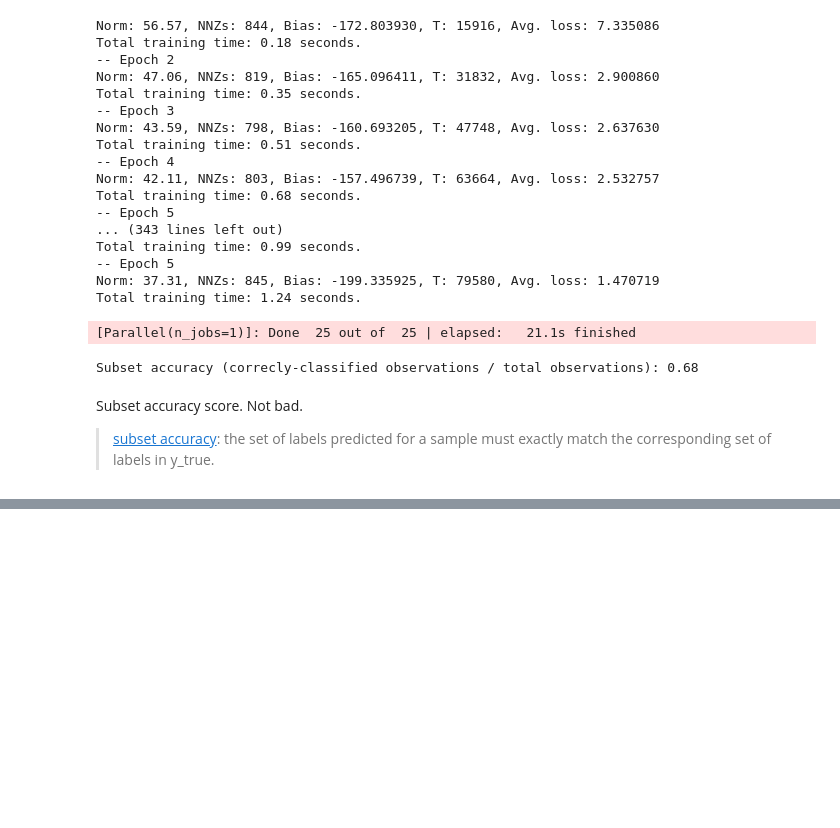
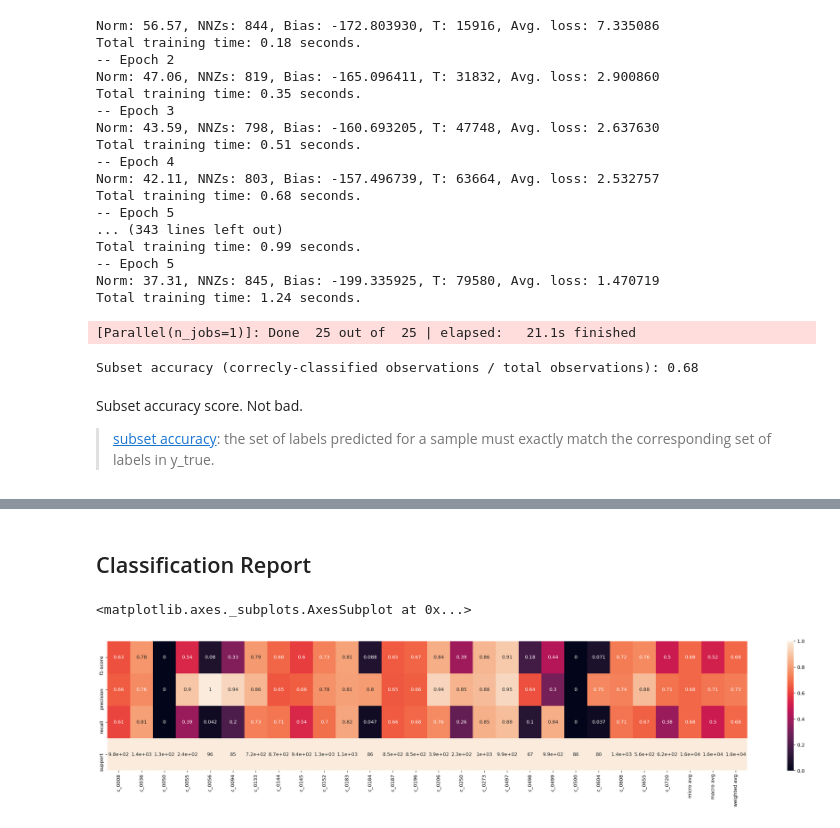
Before and after one commit to GYANTINC/ehr_dx, a Jupyter notebook: notebooks/3_Fit_Models.ipynb, the cells around one changed output, grey strips where cells are left out. Cells and saved outputs as stored; diff of their text form; code cells hidden in the pictures; blank space fills up the shorter version.

```diff
--- a/notebooks/3_Fit_Models.ipynb
+++ b/notebooks/3_Fit_Models.ipynb
@@ -289,0 +293,2 @@ Subset accuracy score. Not bad.
+# %%
+y_pred = retrainer_fit.predict(train.drop('DX_enc', axis=1))
@@ -289,0 +297,13 @@ Subset accuracy score. Not bad.
+# %%
+le_encoder = sklearn.externals.joblib.load('/Users/ijoseph/Code/Data/Gyant/encoder.pkl')
+# %%
+y_true_lbl = [le_encoder.classes_[i]  for i in train.DX_enc]
+y_pred_lbl = [le_encoder.classes_[i] for i in y_pred]
+# %% [markdown]
+## Classification Report
+# %%
+plt.figure(figsize=(30,5))
+sns.heatmap(pd.DataFrame(sklearn.metrics.classification_report(y_true=y_true_lbl, y_pred=y_pred_lbl, output_dict=True)), annot=True, vmax=1)
+# %% [output]
+<matplotlib.axes._subplots.AxesSubplot at 0x...>
+[figure, added]
```
Also changed, not shown: parts of 6 cells of this notebook, 1 other file.
